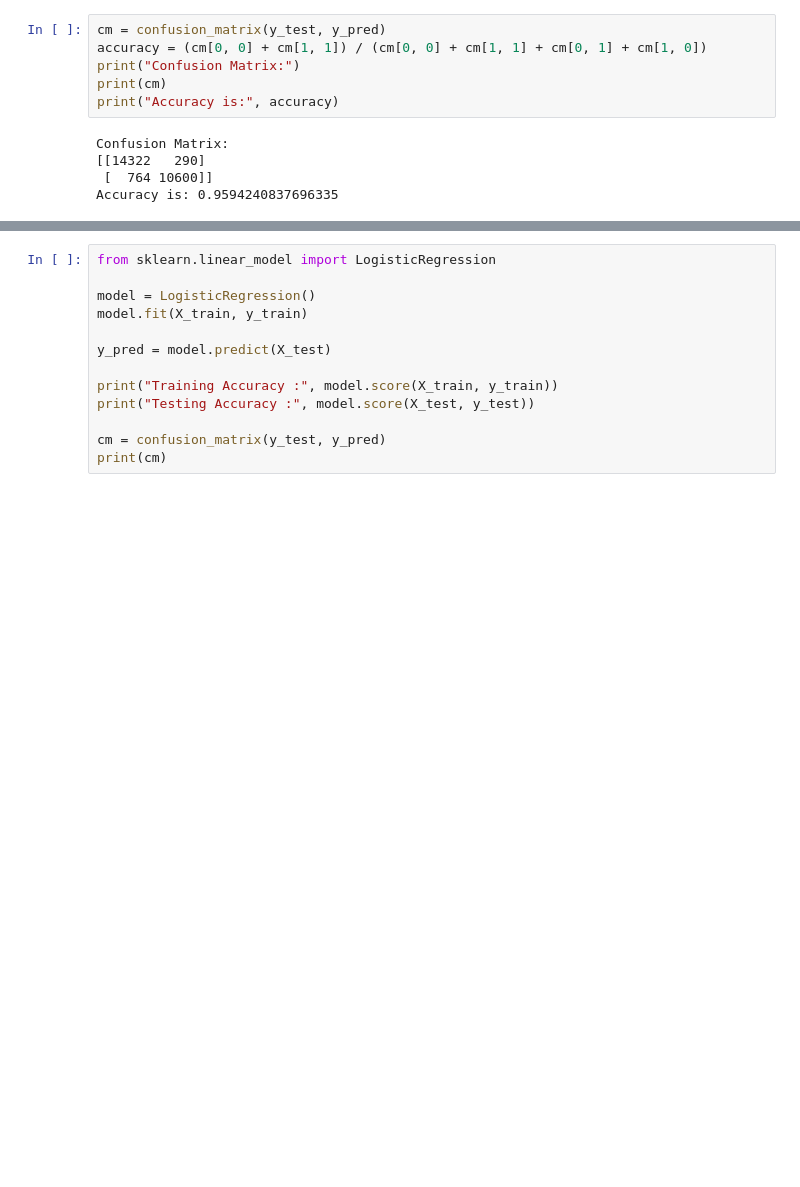
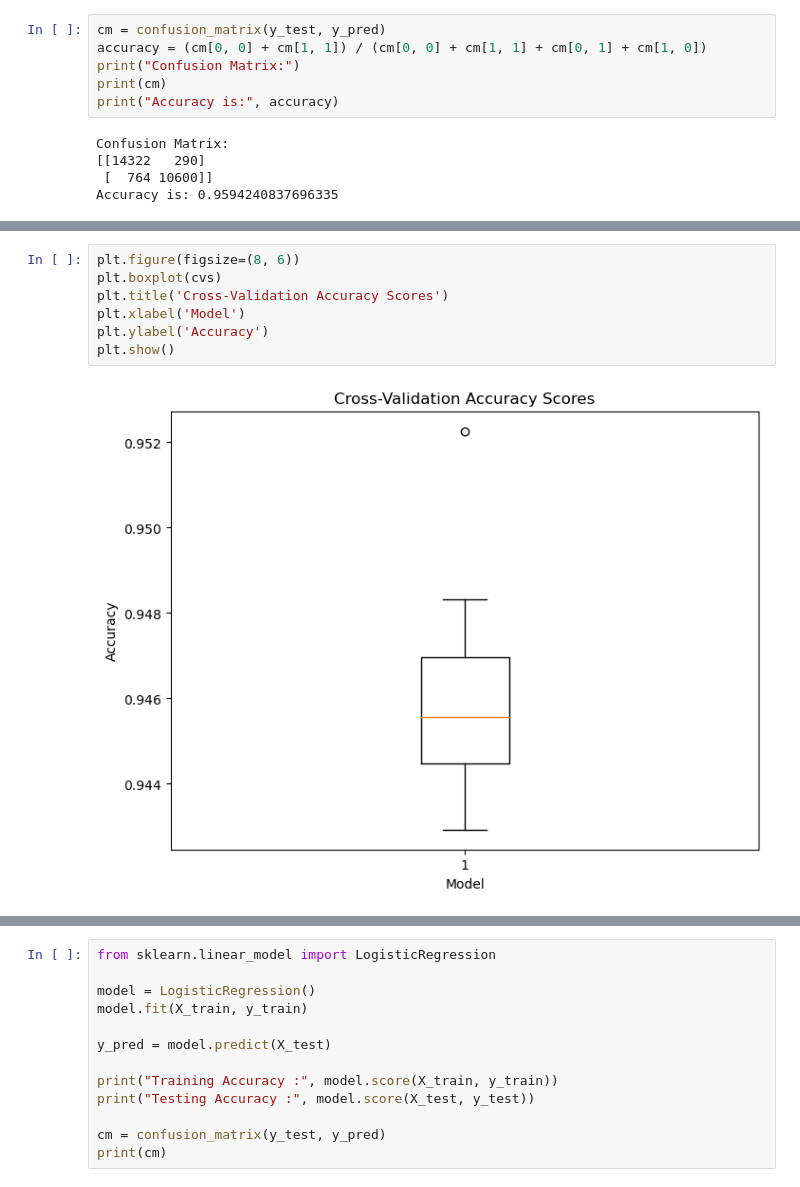
Before and after one commit to ZygimantasJakubauskas/Mashine-Learning-CA1, a Jupyter notebook: ML/CA1 Project.ipynb, the cells around one changed output, grey strips where cells are left out. Saved outputs shown, nothing was run; the diff lists cells and outputs as text; blank space fills up the shorter version.

Commit message:
update
cross validation

```diff
--- a/ML/CA1 Project.ipynb
+++ b/ML/CA1 Project.ipynb
@@ -732,0 +775,9 @@ Standard Deviation : 0.0021322040728729403
+# %%
+plt.figure(figsize=(8, 6))
+plt.boxplot(cvs)
+plt.title('Cross-Validation Accuracy Scores')
+plt.xlabel('Model')
+plt.ylabel('Accuracy')
+plt.show()
+# %% [output]
+[figure, added]
```
Also changed, not shown: parts of 15 cells of this notebook, 2 other files.
